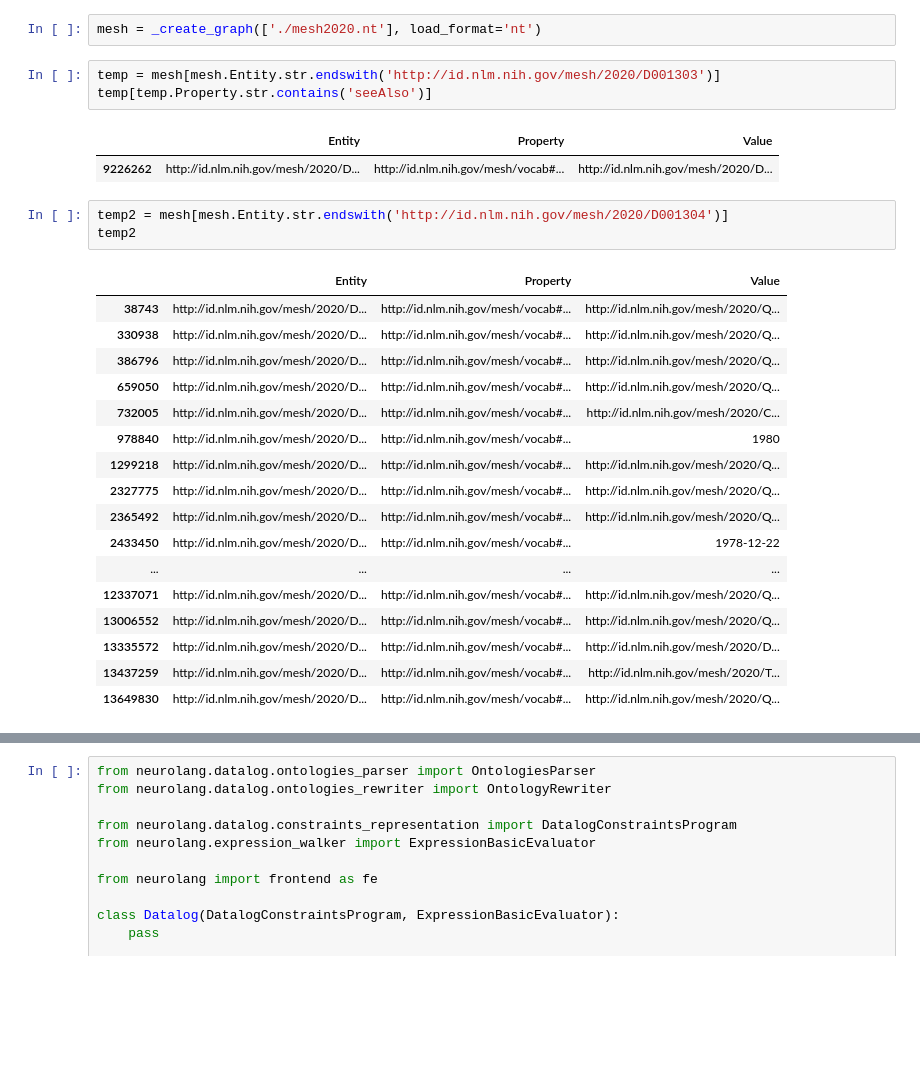
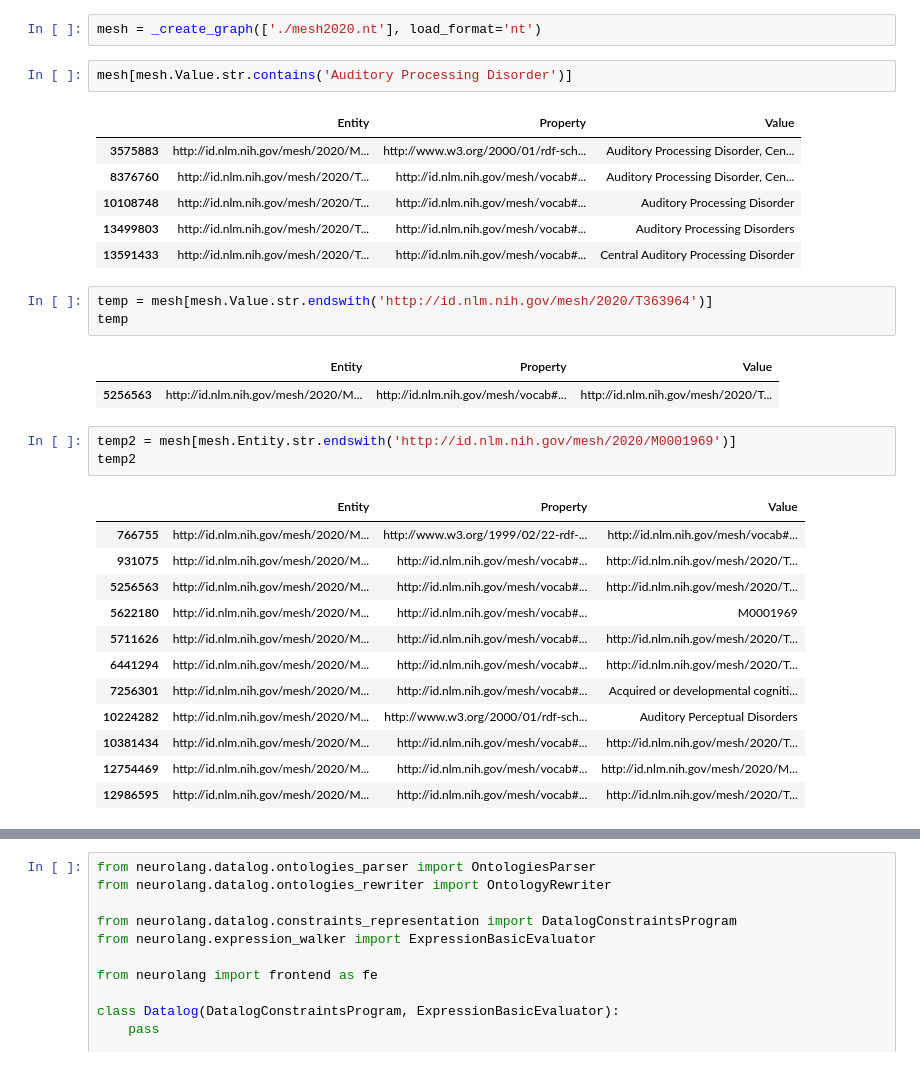
Before and after one commit to gzanitti/NeuroLang, a Jupyter notebook: examples/OHBM - Examples.ipynb, the cells around one changed output, grey strips where cells are left out. Drawn from its saved outputs; the diff is of its cells as text; blank space fills up the shorter version.

```diff
--- a/examples/OHBM - Examples.ipynb
+++ b/examples/OHBM - Examples.ipynb
@@ -484,30 +480,34 @@ def _create_graph(paths, load_format='xml'):
         return df.append(temp)
 # %%
 mesh = _create_graph(['./mesh2020.nt'], load_format='nt')
+# %%
+mesh[mesh.Value.str.contains('Auditory Processing Disorder')]
+# %% [output]
+|  | Entity | Property | Value |
+| 3575883 | http://id.nlm.nih.gov/mesh/2020/M... | http://www.w3.org/2000/01/rdf-sch... | Auditory Processing Disorder, Cen... |
+| 8376760 | http://id.nlm.nih.gov/mesh/2020/T... | http://id.nlm.nih.gov/mesh/vocab#... | Auditory Processing Disorder, Cen... |
+| 10108748 | http://id.nlm.nih.gov/mesh/2020/T... | http://id.nlm.nih.gov/mesh/vocab#... | Auditory Processing Disorder |
+| 13499803 | http://id.nlm.nih.gov/mesh/2020/T... | http://id.nlm.nih.gov/mesh/vocab#... | Auditory Processing Disorders |
+| 13591433 | http://id.nlm.nih.gov/mesh/2020/T... | http://id.nlm.nih.gov/mesh/vocab#... | Central Auditory Processing Disorder |
 # %%
-temp = mesh[mesh.Entity.str.endswith('http://id.nlm.nih.gov/mesh/2020/D001303')]
-temp[temp.Property.str.contains('seeAlso')]
+temp = mesh[mesh.Value.str.endswith('http://id.nlm.nih.gov/mesh/2020/T363964')]
+temp
 # %% [output]
 |  | Entity | Property | Value |
-| 9226262 | http://id.nlm.nih.gov/mesh/2020/D... | http://id.nlm.nih.gov/mesh/vocab#... | http://id.nlm.nih.gov/mesh/2020/D... |
+| 5256563 | http://id.nlm.nih.gov/mesh/2020/M... | http://id.nlm.nih.gov/mesh/vocab#... | http://id.nlm.nih.gov/mesh/2020/T... |
 # %%
-temp2 = mesh[mesh.Entity.str.endswith('http://id.nlm.nih.gov/mesh/2020/D001304')]
+temp2 = mesh[mesh.Entity.str.endswith('http://id.nlm.nih.gov/mesh/2020/M0001969')]
 temp2
 # %% [output]
 |  | Entity | Property | Value |
-| 38743 | http://id.nlm.nih.gov/mesh/2020/D... | http://id.nlm.nih.gov/mesh/vocab#... | http://id.nlm.nih.gov/mesh/2020/Q... |
-| 330938 | http://id.nlm.nih.gov/mesh/2020/D... | http://id.nlm.nih.gov/mesh/vocab#... | http://id.nlm.nih.gov/mesh/2020/Q... |
-| 386796 | http://id.nlm.nih.gov/mesh/2020/D... | http://id.nlm.nih.gov/mesh/vocab#... | http://id.nlm.nih.gov/mesh/2020/Q... |
-| 659050 | http://id.nlm.nih.gov/mesh/2020/D... | http://id.nlm.nih.gov/mesh/vocab#... | http://id.nlm.nih.gov/mesh/2020/Q... |
-| 732005 | http://id.nlm.nih.gov/mesh/2020/D... | http://id.nlm.nih.gov/mesh/vocab#... | http://id.nlm.nih.gov/mesh/2020/C... |
-| 978840 | http://id.nlm.nih.gov/mesh/2020/D... | http://id.nlm.nih.gov/mesh/vocab#... | 1980 |
-| 1299218 | http://id.nlm.nih.gov/mesh/2020/D... | http://id.nlm.nih.gov/mesh/vocab#... | http://id.nlm.nih.gov/mesh/2020/Q... |
-| 2327775 | http://id.nlm.nih.gov/mesh/2020/D... | http://id.nlm.nih.gov/mesh/vocab#... | http://id.nlm.nih.gov/mesh/2020/Q... |
-| 2365492 | http://id.nlm.nih.gov/mesh/2020/D... | http://id.nlm.nih.gov/mesh/vocab#... | http://id.nlm.nih.gov/mesh/2020/Q... |
-| 2433450 | http://id.nlm.nih.gov/mesh/2020/D... | http://id.nlm.nih.gov/mesh/vocab#... | 1978-12-22 |
-| ... | ... | ... | ... |
-| 12337071 | http://id.nlm.nih.gov/mesh/2020/D... | http://id.nlm.nih.gov/mesh/vocab#... | http://id.nlm.nih.gov/mesh/2020/Q... |
-| 13006552 | http://id.nlm.nih.gov/mesh/2020/D... | http://id.nlm.nih.gov/mesh/vocab#... | http://id.nlm.nih.gov/mesh/2020/Q... |
-| 13335572 | http://id.nlm.nih.gov/mesh/2020/D... | http://id.nlm.nih.gov/mesh/vocab#... | http://id.nlm.nih.gov/mesh/2020/D... |
-| 13437259 | http://id.nlm.nih.gov/mesh/2020/D... | http://id.nlm.nih.gov/mesh/vocab#... | http://id.nlm.nih.gov/mesh/2020/T... |
-| 13649830 | http://id.nlm.nih.gov/mesh/2020/D... | http://id.nlm.nih.gov/mesh/vocab#... | http://id.nlm.nih.gov/mesh/2020/Q... |
+| 766755 | http://id.nlm.nih.gov/mesh/2020/M... | http://www.w3.org/1999/02/22-rdf-... | http://id.nlm.nih.gov/mesh/vocab#... |
+| 931075 | http://id.nlm.nih.gov/mesh/2020/M... | http://id.nlm.nih.gov/mesh/vocab#... | http://id.nlm.nih.gov/mesh/2020/T... |
+| 5256563 | http://id.nlm.nih.gov/mesh/2020/M... | http://id.nlm.nih.gov/mesh/vocab#... | http://id.nlm.nih.gov/mesh/2020/T... |
+| 5622180 | http://id.nlm.nih.gov/mesh/2020/M... | http://id.nlm.nih.gov/mesh/vocab#... | M0001969 |
+| 5711626 | http://id.nlm.nih.gov/mesh/2020/M... | http://id.nlm.nih.gov/mesh/vocab#... | http://id.nlm.nih.gov/mesh/2020/T... |
+| 6441294 | http://id.nlm.nih.gov/mesh/2020/M... | http://id.nlm.nih.gov/mesh/vocab#... | http://id.nlm.nih.gov/mesh/2020/T... |
+| 7256301 | http://id.nlm.nih.gov/mesh/2020/M... | http://id.nlm.nih.gov/mesh/vocab#... | Acquired or developmental cogniti... |
+| 10224282 | http://id.nlm.nih.gov/mesh/2020/M... | http://www.w3.org/2000/01/rdf-sch... | Auditory Perceptual Disorders |
+| 10381434 | http://id.nlm.nih.gov/mesh/2020/M... | http://id.nlm.nih.gov/mesh/vocab#... | http://id.nlm.nih.gov/mesh/2020/T... |
+| 12754469 | http://id.nlm.nih.gov/mesh/2020/M... | http://id.nlm.nih.gov/mesh/vocab#... | http://id.nlm.nih.gov/mesh/2020/M... |
+| 12986595 | http://id.nlm.nih.gov/mesh/2020/M... | http://id.nlm.nih.gov/mesh/vocab#... | http://id.nlm.nih.gov/mesh/2020/T... |
```
Also changed, not shown: parts of 19 cells of this notebook.
